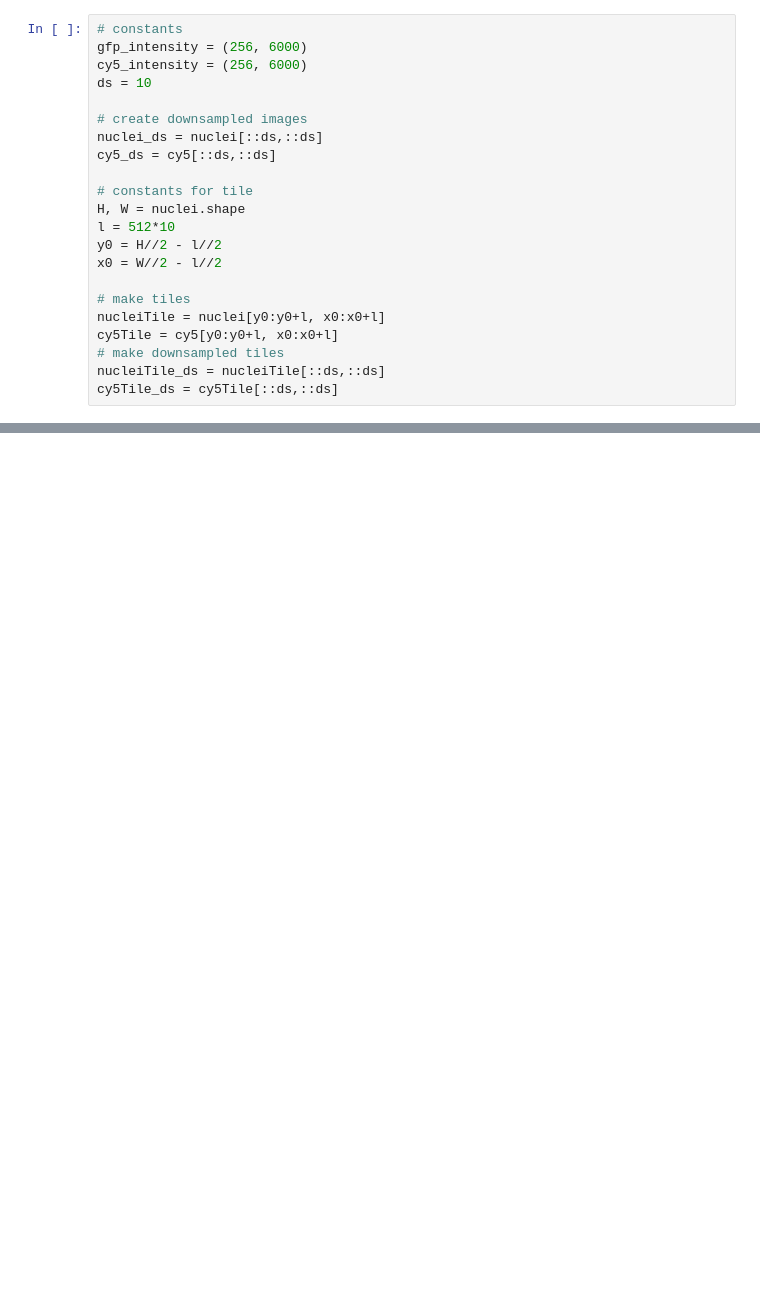
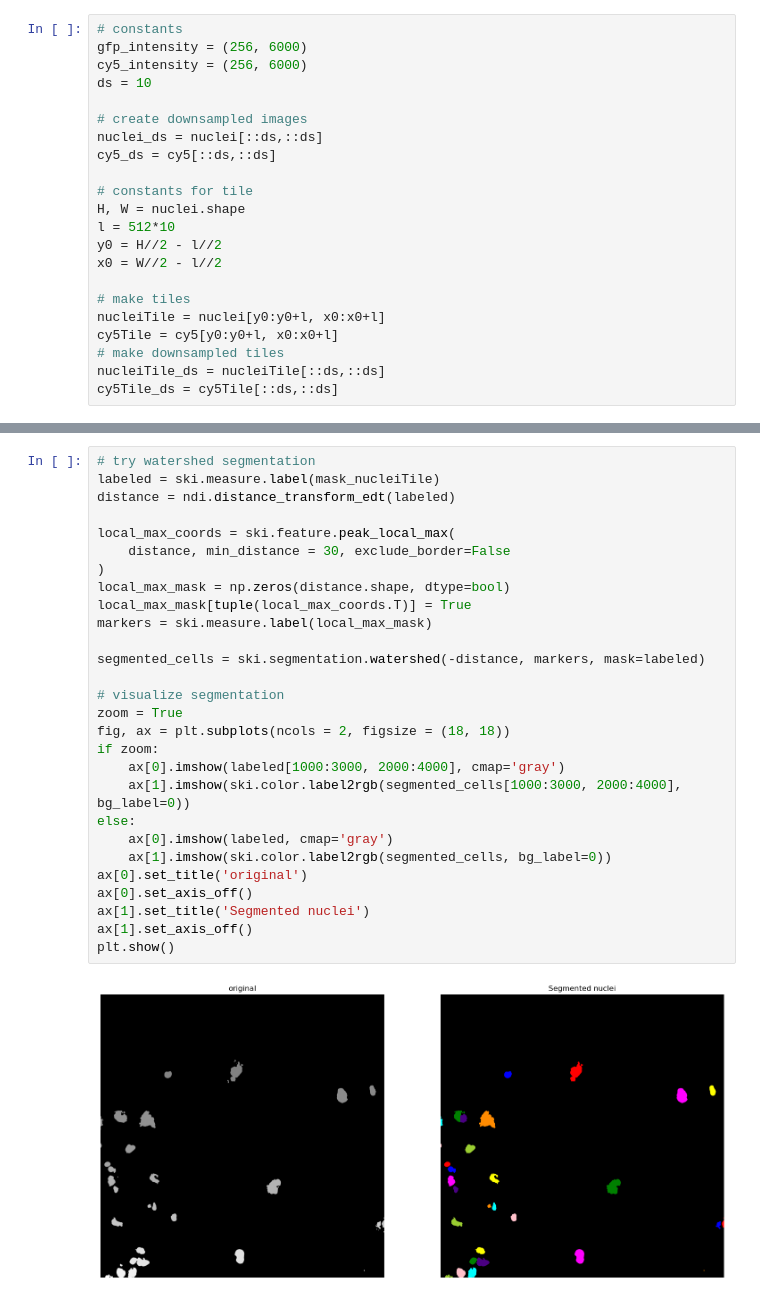
Before and after one commit to hannahbolen1/whole_slide, a Jupyter notebook: masking.ipynb, the cells around one changed output, grey strips where cells are left out. Saved outputs shown, nothing was run; the diff lists cells and outputs as text; blank space fills up the shorter version.

Commit message:
watershed segmenting

```diff
--- a/masking.ipynb
+++ b/masking.ipynb
@@ -103,0 +85,30 @@ plt.show()
+# %%
+# try watershed segmentation
+labeled = ski.measure.label(mask_nucleiTile)
+distance = ndi.distance_transform_edt(labeled)
+
+local_max_coords = ski.feature.peak_local_max(
+    distance, min_distance = 30, exclude_border=False
+)
+local_max_mask = np.zeros(distance.shape, dtype=bool)
+local_max_mask[tuple(local_max_coords.T)] = True
+markers = ski.measure.label(local_max_mask)
+
+segmented_cells = ski.segmentation.watershed(-distance, markers, mask=labeled)
+
+# visualize segmentation
+zoom = True
+fig, ax = plt.subplots(ncols = 2, figsize = (18, 18))
+if zoom:
+    ax[0].imshow(labeled[1000:3000, 2000:4000], cmap='gray')
+    ax[1].imshow(ski.color.label2rgb(segmented_cells[1000:3000, 2000:4000], bg_label=0))
+else:
+    ax[0].imshow(labeled, cmap='gray')
+    ax[1].imshow(ski.color.label2rgb(segmented_cells, bg_label=0))
+ax[0].set_title('original')
+ax[0].set_axis_off()
+ax[1].set_title('Segmented nuclei')
+ax[1].set_axis_off()
+plt.show()
+# %% [output]
+[figure, added]
```
Also changed, not shown: parts of 7 cells of this notebook, 4 other files.
